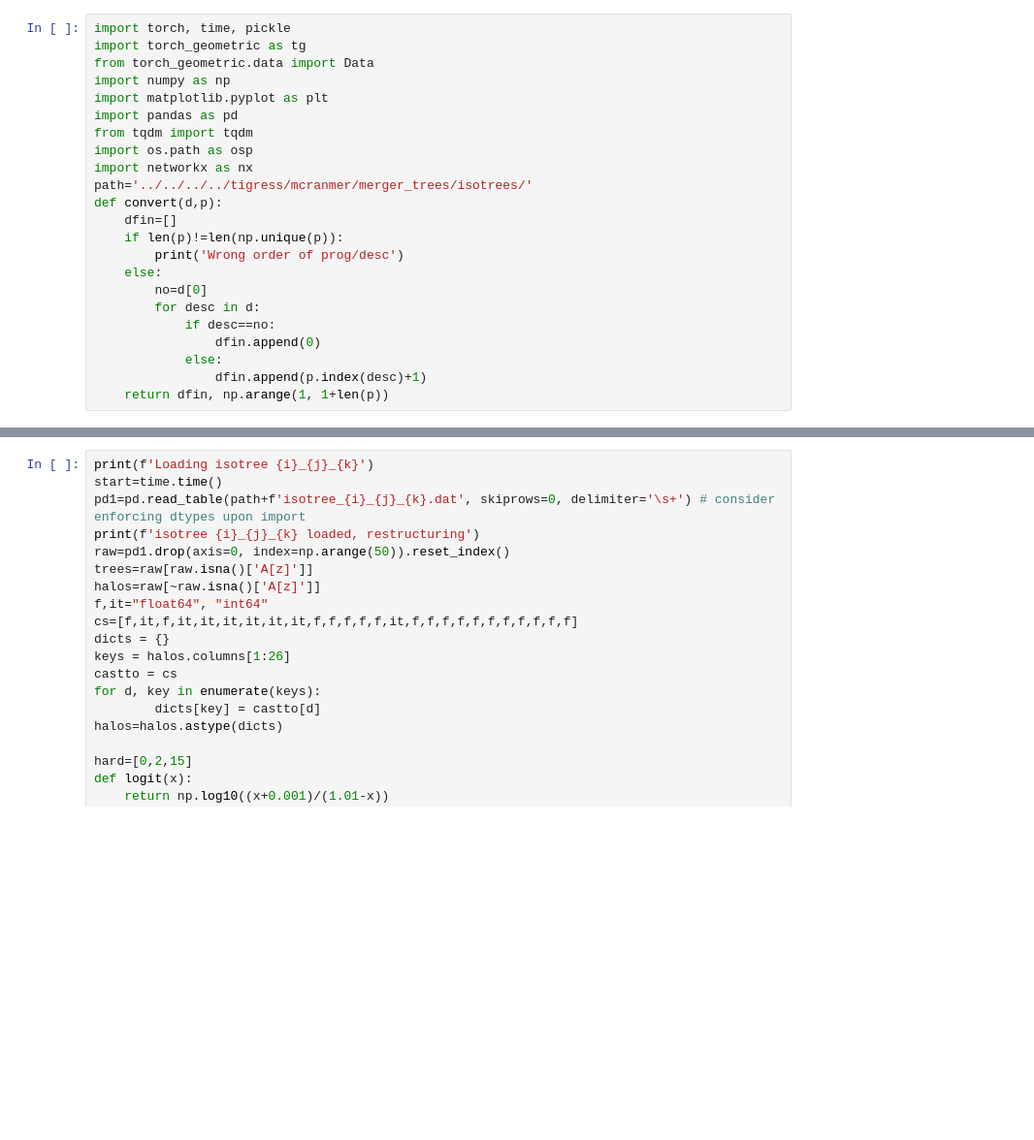
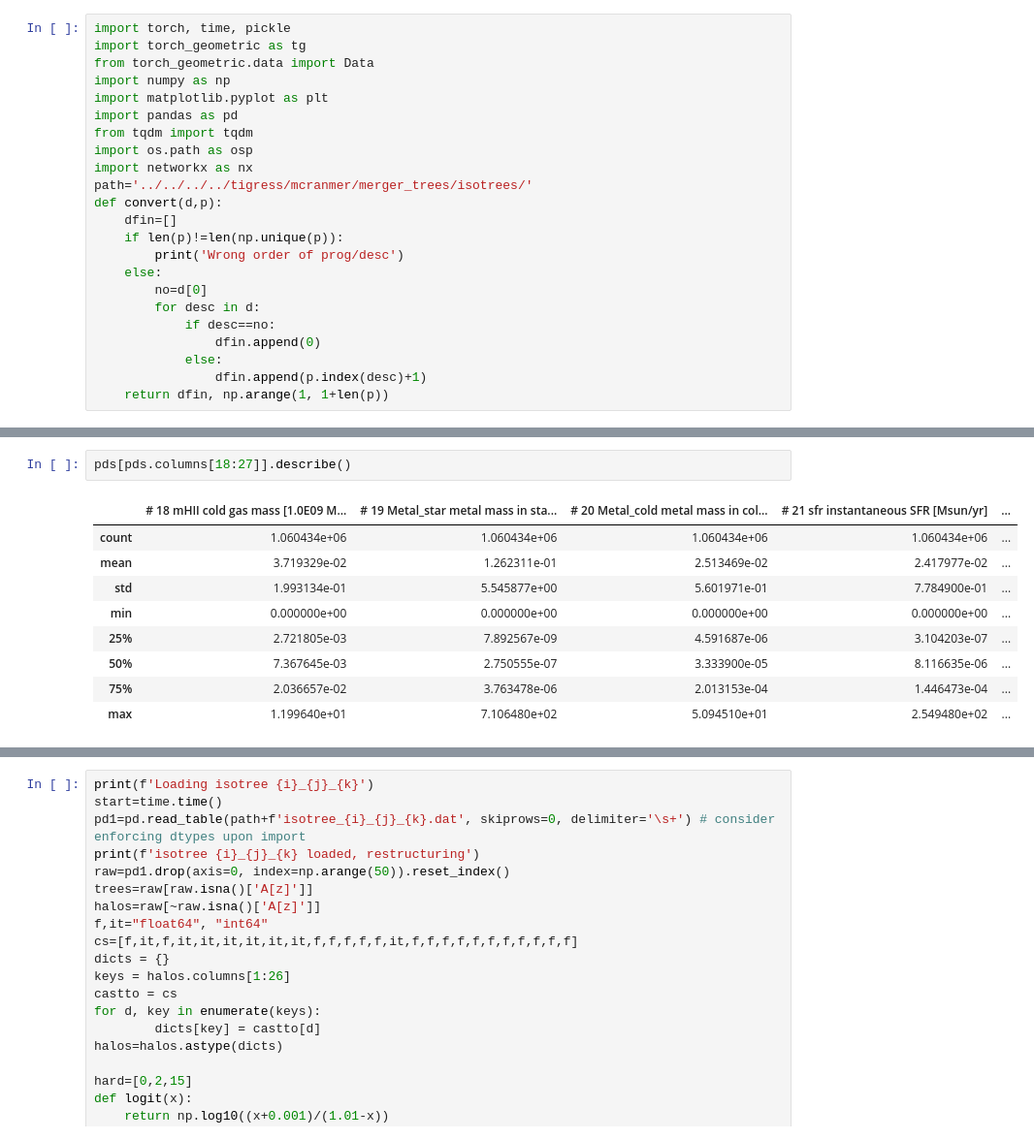
Before and after one commit to astrockragh/Mangrove, a Jupyter notebook: data0.ipynb, the cells around one changed output, grey strips where cells are left out. Shown at 97% size. Cells and saved outputs as stored; diff of their text form; blank space fills up the shorter version.

```diff
--- a/data0.ipynb
+++ b/data0.ipynb
@@ -35,0 +104,12 @@ scaler = pickle.load(open('transformer0.pkl', 'rb'))
+# %%
+pds[pds.columns[18:27]].describe()
+# %% [output]
+|  | # 18 mHII cold gas mass [1.0E09 M... | # 19 Metal_star metal mass in sta... | # 20 Metal_cold metal mass in col... | # 21 sfr instantaneous SFR [Msun/yr] | ... |
+| count | 1.060434e+06 | 1.060434e+06 | 1.060434e+06 | 1.060434e+06 | ... |
+| mean | 3.719329e-02 | 1.262311e-01 | 2.513469e-02 | 2.417977e-02 | ... |
+| std | 1.993134e-01 | 5.545877e+00 | 5.601971e-01 | 7.784900e-01 | ... |
+| min | 0.000000e+00 | 0.000000e+00 | 0.000000e+00 | 0.000000e+00 | ... |
+| 25% | 2.721805e-03 | 7.892567e-09 | 4.591687e-06 | 3.104203e-07 | ... |
+| 50% | 7.367645e-03 | 2.750555e-07 | 3.333900e-05 | 8.116635e-06 | ... |
+| 75% | 2.036657e-02 | 3.763478e-06 | 2.013153e-04 | 1.446473e-04 | ... |
+| max | 1.199640e+01 | 7.106480e+02 | 5.094510e+01 | 2.549480e+02 | ... |
```
Also changed, not shown: parts of 11 cells of this notebook, 17 other files.
